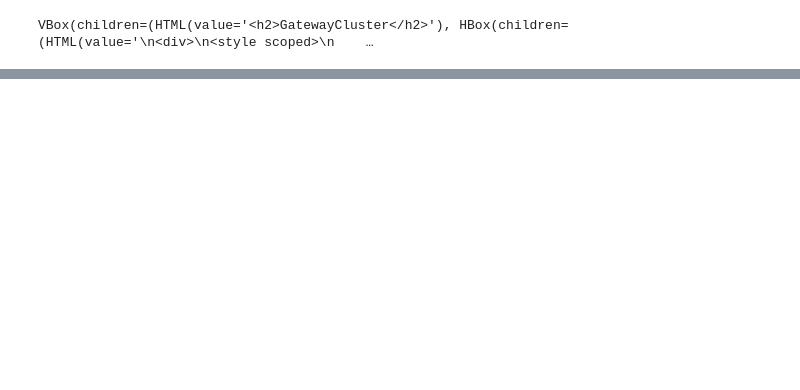
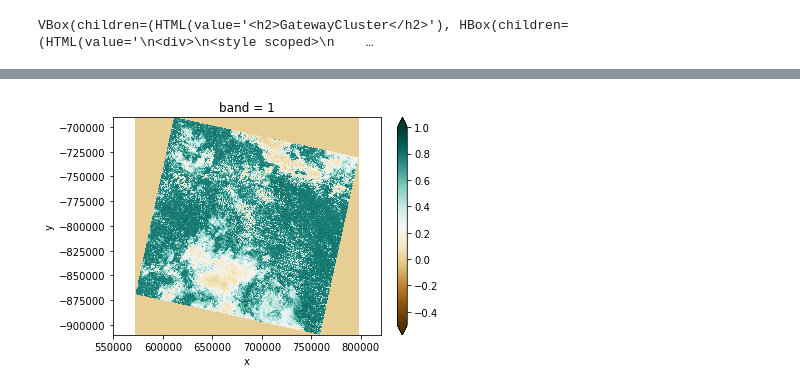
Before and after one commit to ESIPFed/open-data-education, a Jupyter notebook: Scale-up.ipynb, the cells around one changed output, grey strips where cells are left out. Drawn from its saved outputs; the diff is of its cells as text; code cells hidden in the pictures; blank space fills up the shorter version.

```diff
--- a/Scale-up.ipynb
+++ b/Scale-up.ipynb
@@ -233,0 +322,7 @@ cluster.close()
+# %%
+plt.figure()
+im = datasets[126].squeeze().compute().plot.imshow(cmap='BrBG', vmin=-0.5, vmax=1)
+plt.axis('equal')
+plt.show()
+# %% [output]
+[figure, added]
```
Also changed, not shown: parts of 28 cells of this notebook.
